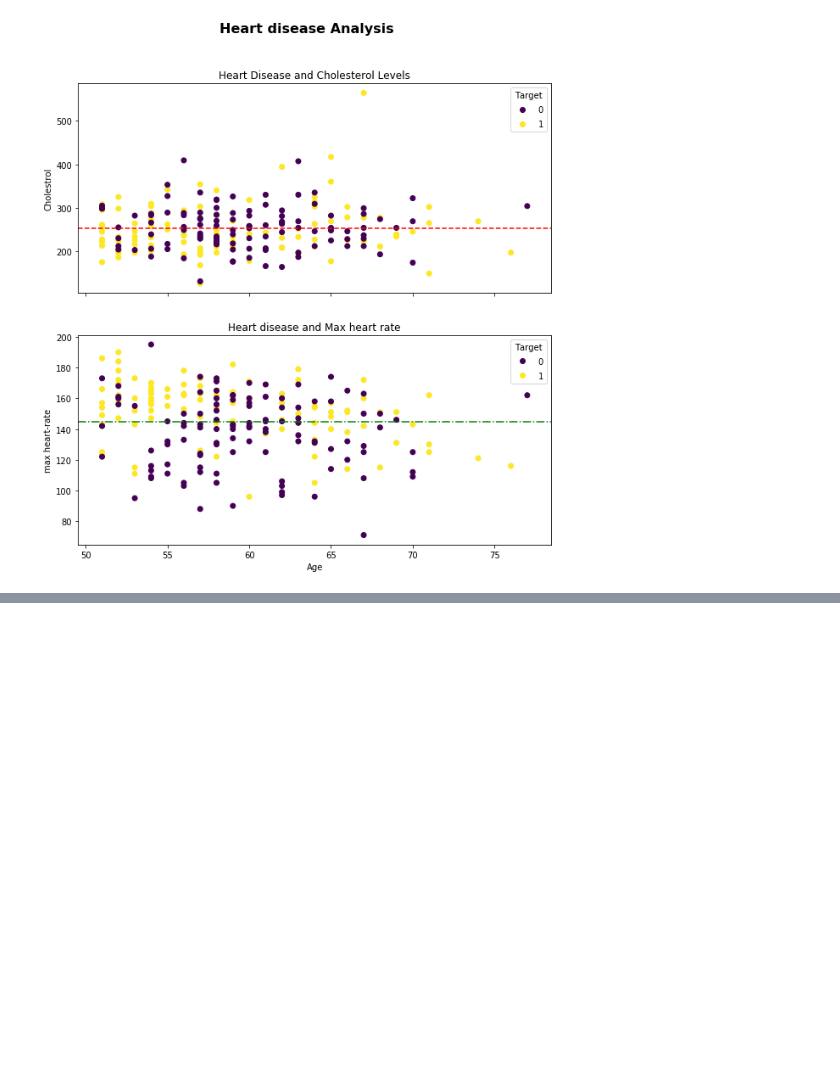
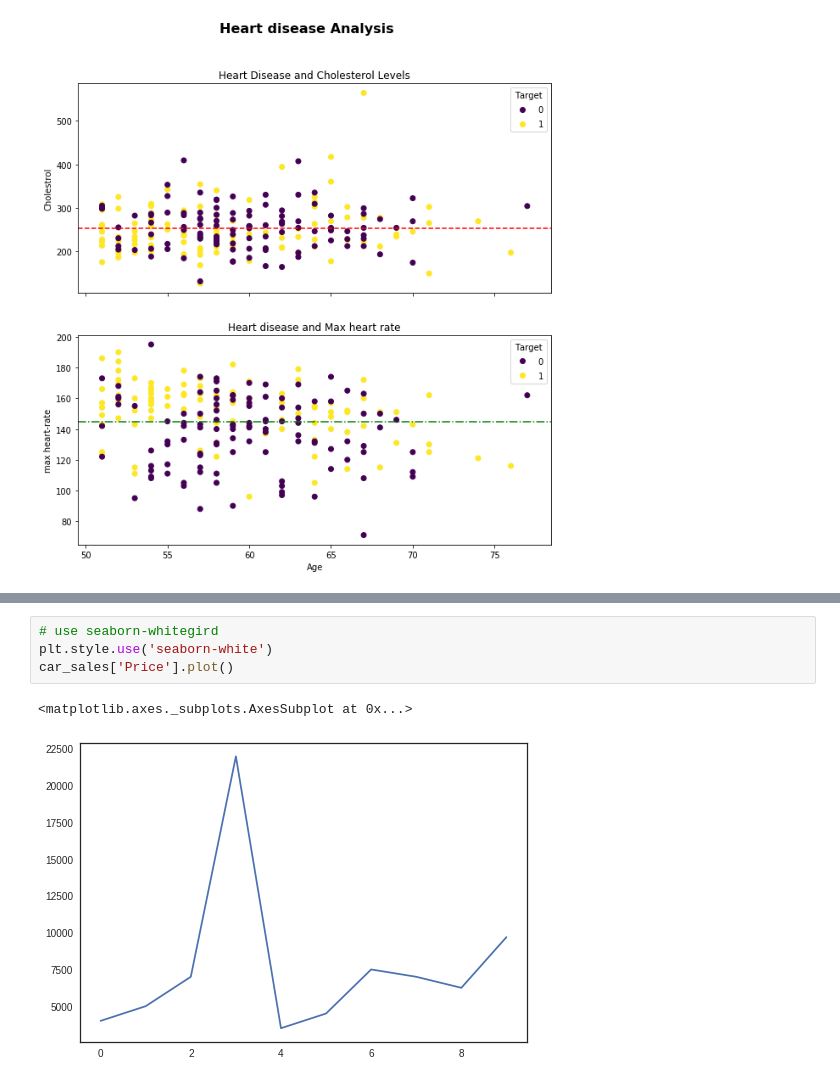
Before and after one commit to aliazani/machine-learning, a Jupyter notebook: 4-matplotlib/1-introduction-matplotlib.ipynb, the cells around one changed output, grey strips where cells are left out. Saved outputs shown, nothing was run; the diff lists cells and outputs as text; blank space fills up the shorter version.

```diff
--- a/4-matplotlib/1-introduction-matplotlib.ipynb
+++ b/4-matplotlib/1-introduction-matplotlib.ipynb
@@ -436,0 +470,7 @@ fig.suptitle('Heart disease Analysis', fontsize=16, fontweight='bold');
+# %%
+# use seaborn-whitegird
+plt.style.use('seaborn-white')
+car_sales['Price'].plot()
+# %% [output]
+<matplotlib.axes._subplots.AxesSubplot at 0x...>
+[figure, added]
```
Also changed, not shown: parts of 24 cells of this notebook.
